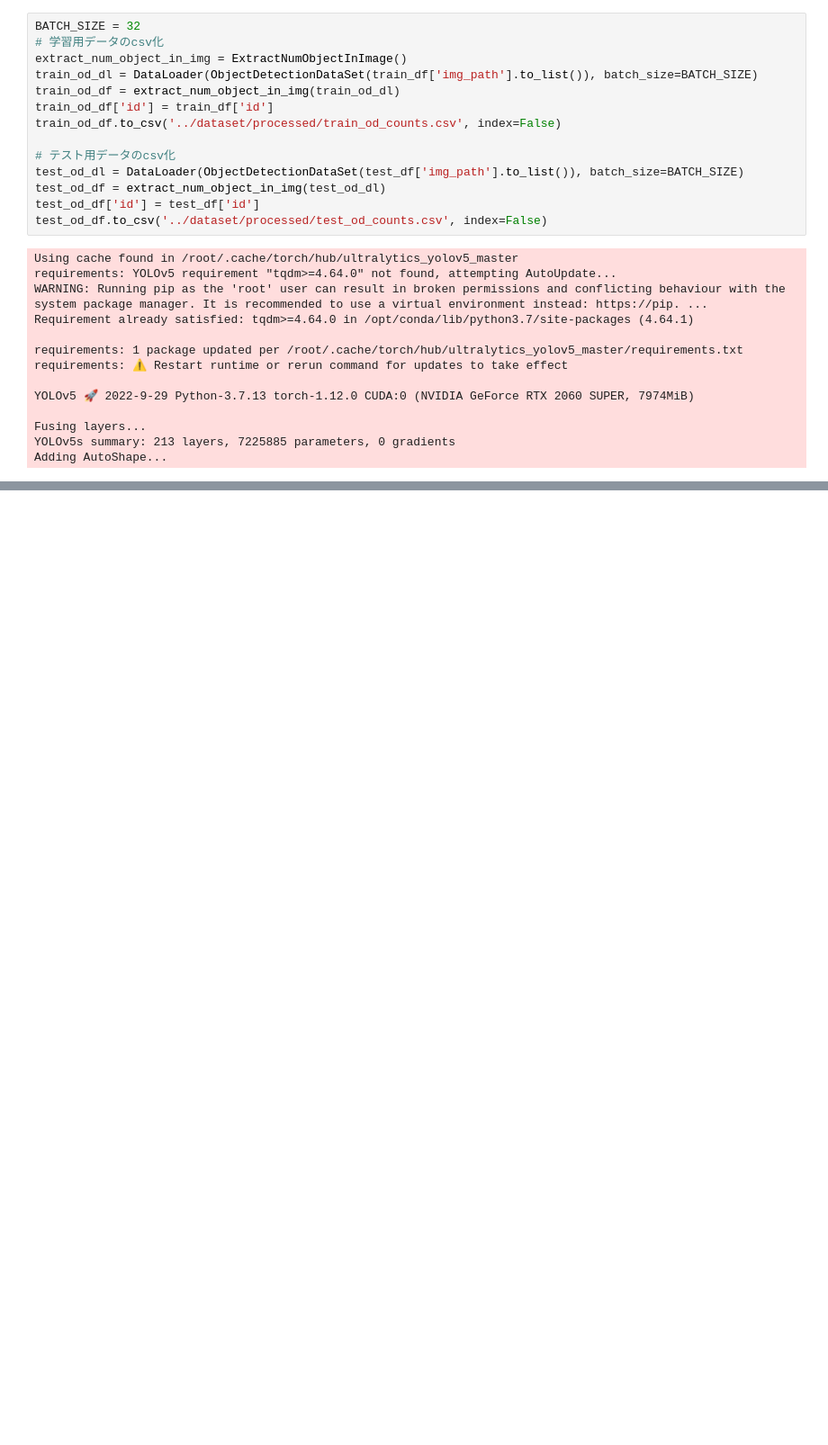
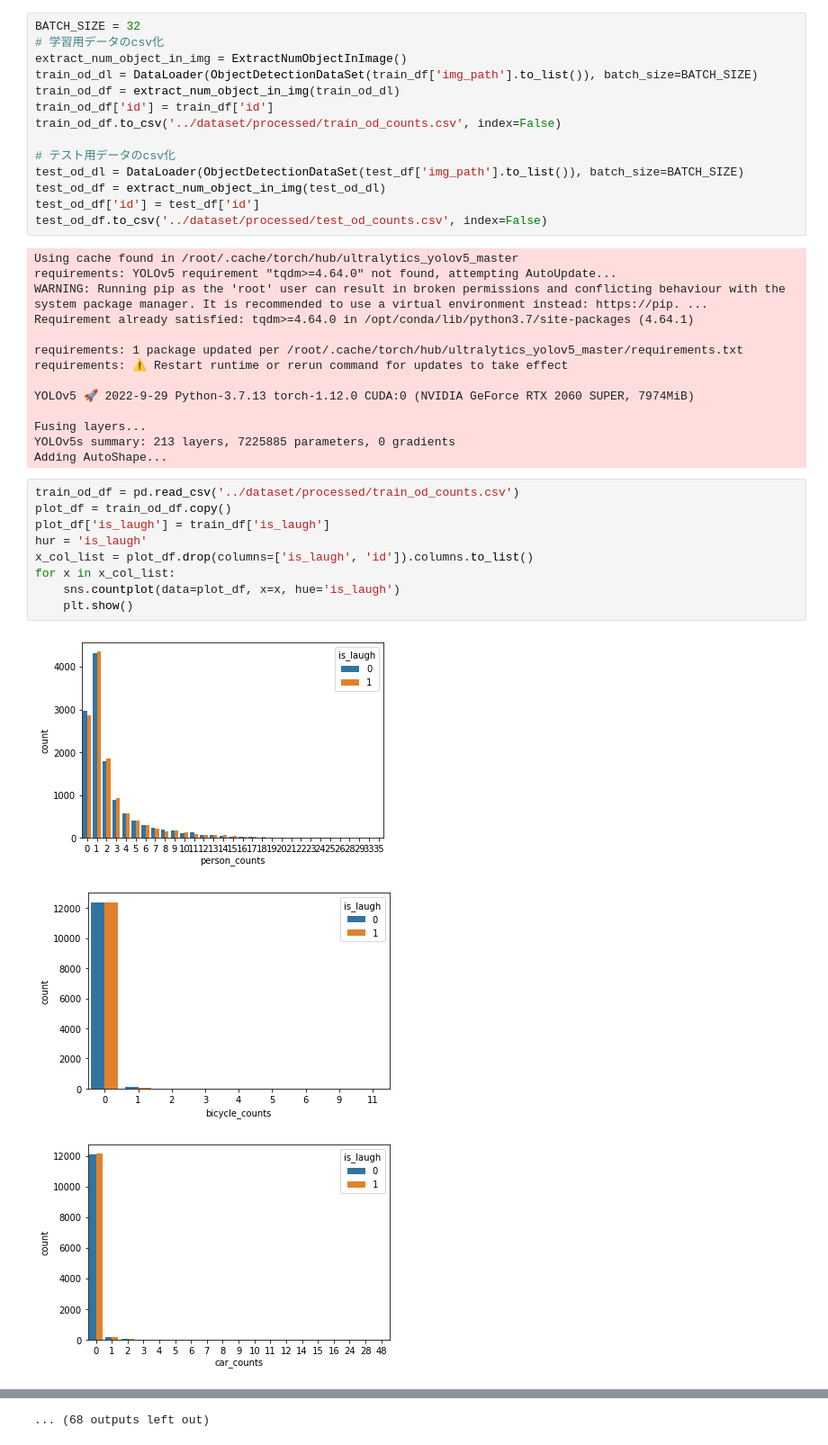
Before and after one commit to ryota0051/boke-ai, a Jupyter notebook: notebooks/2.1 extract_feature.ipynb, the cells around one changed output, grey strips where cells are left out. Shown at 90% size. Drawn from its saved outputs; the diff is of its cells as text; blank space fills up the shorter version.

Commit message:
add countplot of object detection result

```diff
--- a/notebooks/2.1 extract_feature.ipynb
+++ b/notebooks/2.1 extract_feature.ipynb
@@ -526,3 +526,16 @@ YOLOv5 🚀 2022-9-29 Python-3.7.13 torch-1.12.0 CUDA:0 (NVIDIA GeForce RTX 2060
 Fusing layers...
 YOLOv5s summary: 213 layers, 7225885 parameters, 0 gradients
 Adding AutoShape...
+# %%
+train_od_df = pd.read_csv('../dataset/processed/train_od_counts.csv')
+plot_df = train_od_df.copy()
+plot_df['is_laugh'] = train_df['is_laugh']
+hur = 'is_laugh'
+x_col_list = plot_df.drop(columns=['is_laugh', 'id']).columns.to_list()
+for x in x_col_list:
+    sns.countplot(data=plot_df, x=x, hue='is_laugh')
+    plt.show()
+# %% [output]
+[figure, added]
+[figure, added]
+[figure, added]
@@ -528,0 +551 @@ Adding AutoShape...
+... (68 outputs left out)
```
Also changed, not shown: parts of 1 cell of this notebook.
